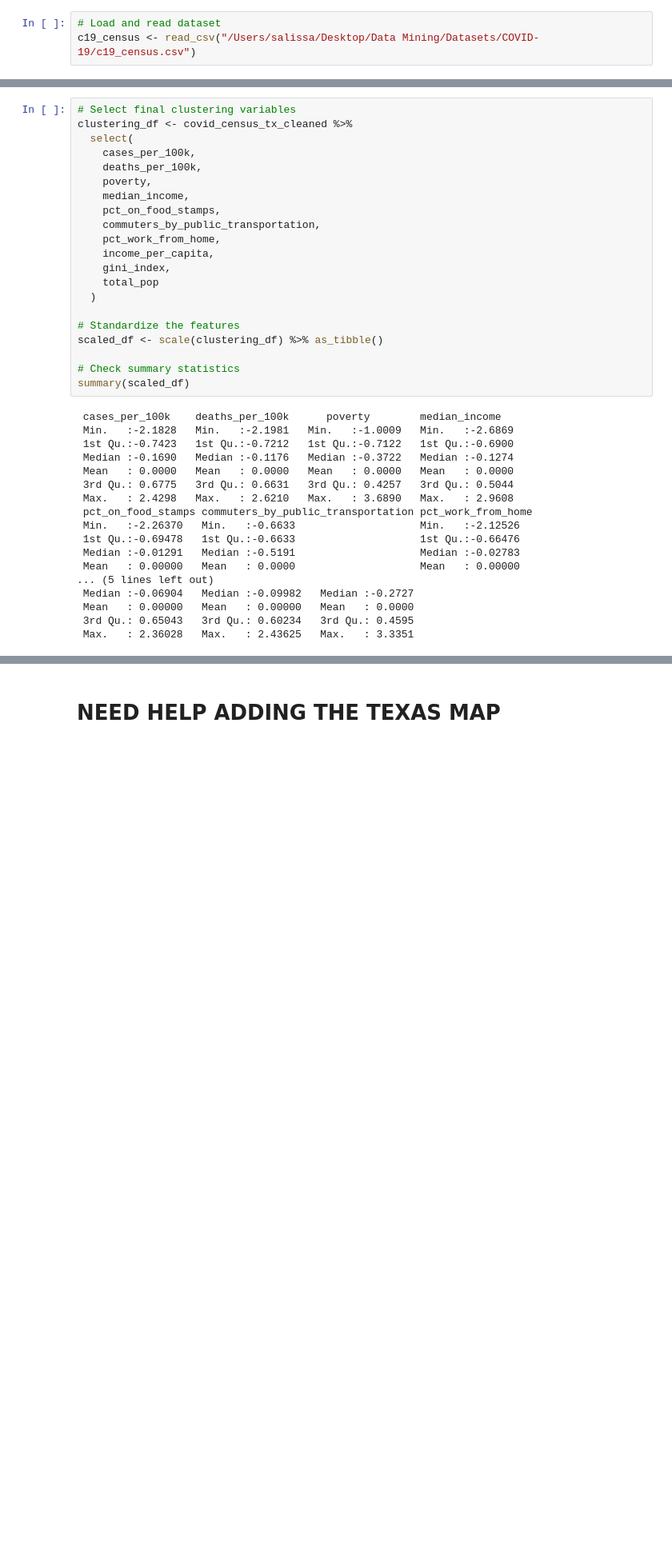
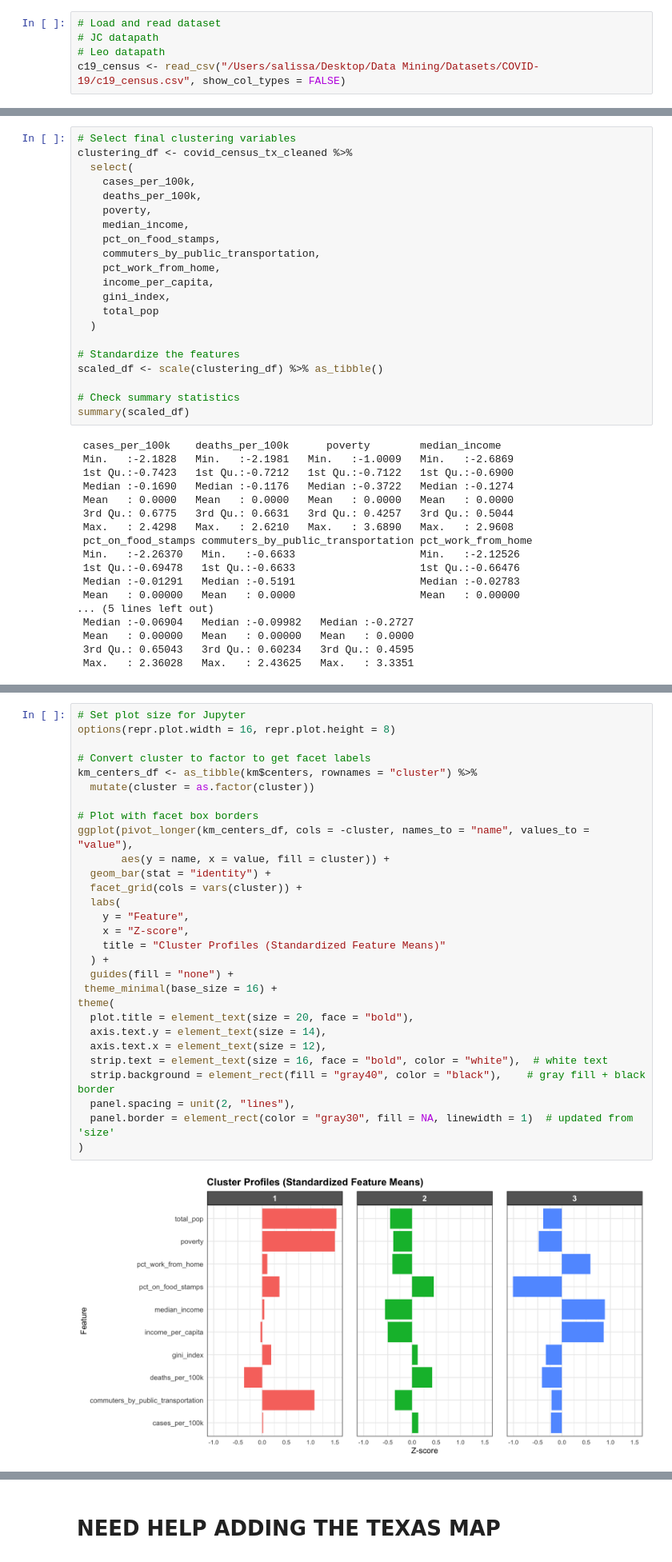
Before and after one commit to Juan-Carlos-D/DM-Team, a Jupyter notebook: Project 2/Rough Drafts/RD 1.ipynb, the cells around one changed output, grey strips where cells are left out. Shown at 80% size. Saved outputs shown, nothing was run; the diff lists cells and outputs as text; blank space fills up the shorter version.

Commit message:
kmeans, hierarchial clustering, comparison

```diff
--- a/Project 2/Rough Drafts/RD 1.ipynb
+++ b/Project 2/Rough Drafts/RD 1.ipynb
@@ -143,3 +158,5 @@ The downloaded binary packages are in
 # %%
 # Load and read dataset
-c19_census <- read_csv("/Users/salissa/Desktop/Data Mining/Datasets/COVID-19/c19_census.csv")
+# JC datapath
+# Leo datapath
+c19_census <- read_csv("/Users/salissa/Desktop/Data Mining/Datasets/COVID-19/c19_census.csv", show_col_types = FALSE)
@@ -786,0 +888,31 @@ ggplot(pivot_longer(as_tibble(km$centers, rownames = "cluster"),
+# %%
+# Set plot size for Jupyter
+options(repr.plot.width = 16, repr.plot.height = 8)
+
+# Convert cluster to factor to get facet labels
+km_centers_df <- as_tibble(km$centers, rownames = "cluster") %>%
+  mutate(cluster = as.factor(cluster))
+
+# Plot with facet box borders
+ggplot(pivot_longer(km_centers_df, cols = -cluster, names_to = "name", values_to = "value"),
+       aes(y = name, x = value, fill = cluster)) +
+  geom_bar(stat = "identity") +
+  facet_grid(cols = vars(cluster)) +
+  labs(
+    y = "Feature",
+    x = "Z-score",
+    title = "Cluster Profiles (Standardized Feature Means)"
+  ) +
+  guides(fill = "none") +
+ theme_minimal(base_size = 16) +
+theme(
+  plot.title = element_text(size = 20, face = "bold"),
+  axis.text.y = element_text(size = 14),
+  axis.text.x = element_text(size = 12),
+  strip.text = element_text(size = 16, face = "bold", color = "white"),  # white text
+  strip.background = element_rect(fill = "gray40", color = "black"),    # gray fill + black border
+  panel.spacing = unit(2, "lines"),
+  panel.border = element_rect(color = "gray30", fill = NA, linewidth = 1)  # updated from 'size'
+)
+# %% [output]
+[figure, added]
```
Also changed, not shown: parts of 57 cells of this notebook.
